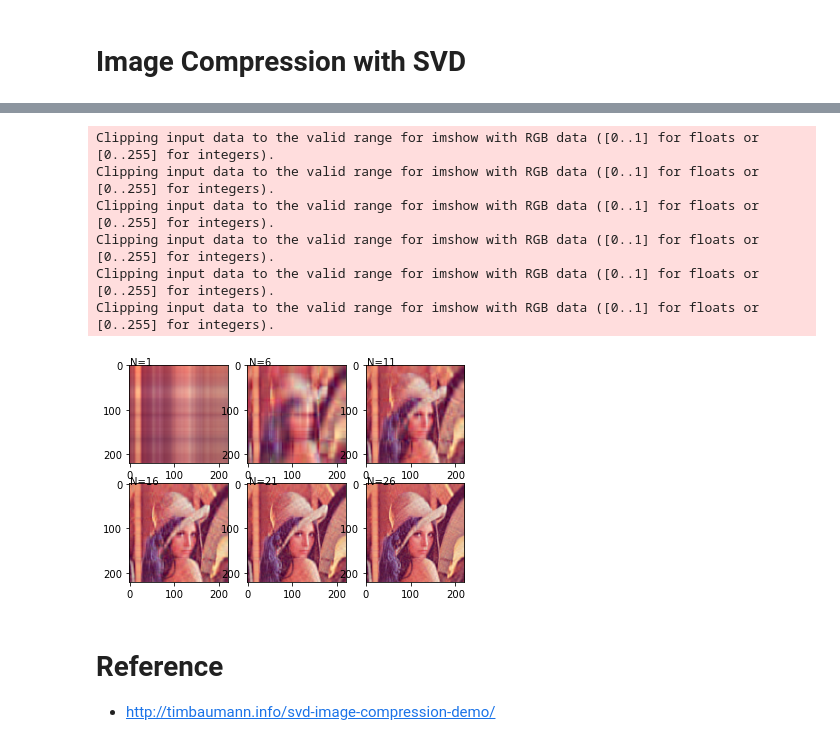
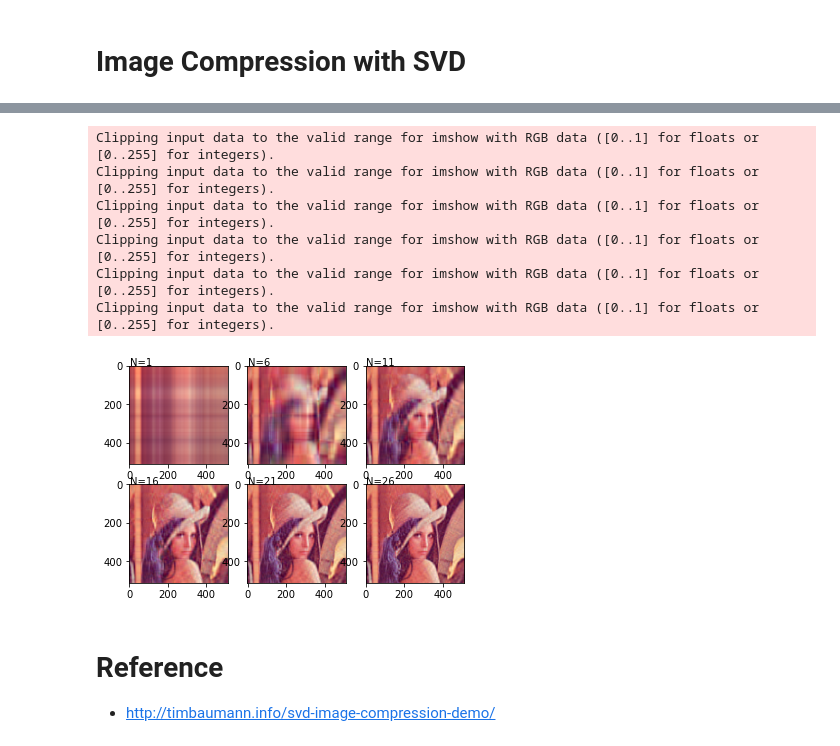
Before and after one commit to salihmarangoz/Notebooks, a Jupyter notebook: image_compression_with_svd.ipynb, the cells around one changed output, grey strips where cells are left out. Cells and saved outputs as stored; diff of their text form; code cells hidden in the pictures.

```diff
--- a/image_compression_with_svd.ipynb
+++ b/image_compression_with_svd.ipynb
@@ -8,7 +8,7 @@ import numpy as np
 import matplotlib.pyplot as plt
 import matplotlib.image as img
 # %%
-image = img.imread('lenna.png')
+image = img.imread('data/lena.png')
 plt.imshow(image)
 print("Image shape: ", image.shape)
 # %% [output]
@@ -73,45 +72,45 @@ vh1_new.shape: (40, 220)
 # %%
 def svd_compression(image, N):
     image_r = image[:,:,0]
     image_g = image[:,:,1]
     image_b = image[:,:,2]
 
     u1, s1, vh1 = np.linalg.svd(image_r, full_matrices=True)
     u2, s2, vh2 = np.linalg.svd(image_g, full_matrices=True)
     u3, s3, vh3 = np.linalg.svd(image_b, full_matrices=True)
 
-    u1_new = u1[:,:N]
-    s1_new = s1[:N]
-    vh1_new = vh1[:N,:]
-    u2_new = u2[:,:N]
-    s2_new = s2[:N]
-    vh2_new = vh2[:N,:]
-    u3_new = u3[:,:N]
-    s3_new = s3[:N]
-    vh3_new = vh3[:N,:]
+    u1_tr = u1[:,:N]
+    s1_tr = s1[:N]
+    vh1_tr = vh1[:N,:]
+    u2_tr = u2[:,:N]
+    s2_tr = s2[:N]
+    vh2_tr = vh2[:N,:]
+    u3_tr = u3[:,:N]
+    s3_tr = s3[:N]
+    vh3_tr = vh3[:N,:]
 
-    r_new = np.dot(u1_new * s1_new, vh1_new)
-    g_new = np.dot(u2_new * s2_new, vh2_new)
-    b_new = np.dot(u3_new * s3_new, vh3_new)
+    r_tr = np.dot(u1_tr * s1_tr, vh1_tr)
+    g_tr = np.dot(u2_tr * s2_tr, vh2_tr)
+    b_tr = np.dot(u3_tr * s3_tr, vh3_tr)
 
-    return np.stack((r_new, g_new, b_new), axis=2)
+    return np.stack((r_tr, g_tr, b_tr), axis=2)
 
 
 fig=plt.figure()
 for i in range(6):
     N = i*5+1
     new_image = svd_compression(image,N)
     fig.add_subplot(2,3,i+1)
     plt.text(2, 0.65, "N="+str(N))
     plt.imshow(new_image)
 # %% [output]
 Clipping input data to the valid range for imshow with RGB data ([0..1] for floats or [0..255] for integers).
 Clipping input data to the valid range for imshow with RGB data ([0..1] for floats or [0..255] for integers).
 Clipping input data to the valid range for imshow with RGB data ([0..1] for floats or [0..255] for integers).
 Clipping input data to the valid range for imshow with RGB data ([0..1] for floats or [0..255] for integers).
 Clipping input data to the valid range for imshow with RGB data ([0..1] for floats or [0..255] for integers).
 Clipping input data to the valid range for imshow with RGB data ([0..1] for floats or [0..255] for integers).
-[figure, old version]
+[figure, new version]
 # %% [markdown]
 # Reference
 - http://timbaumann.info/svd-image-compression-demo/
```
Also changed, not shown: parts of 3 cells of this notebook, 2 other files.
